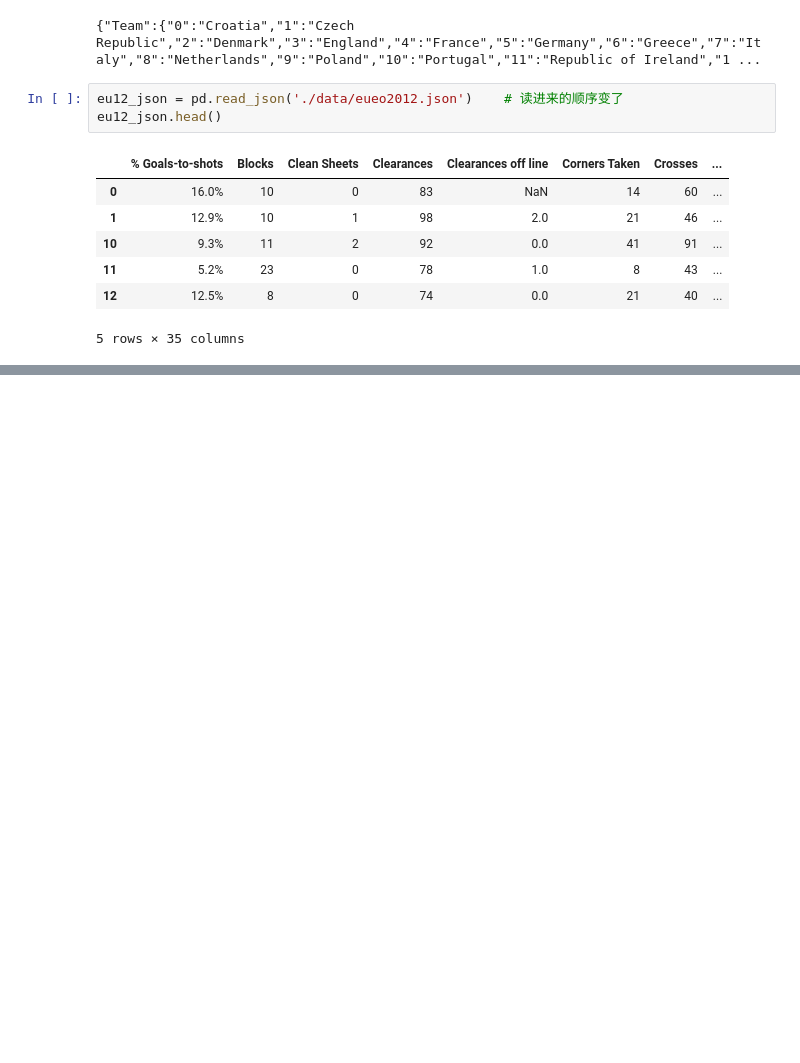
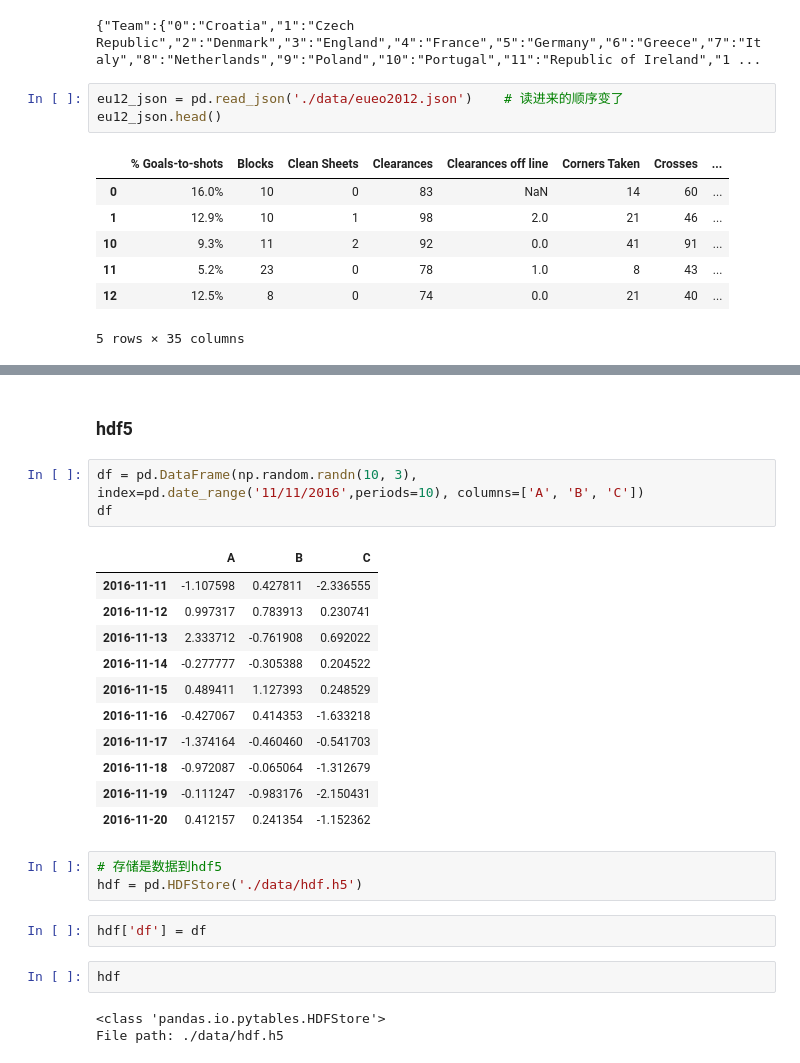
Before and after one commit to lqleon1214/data_analysis_test, a Jupyter notebook: reading data.ipynb, the cells around one changed output, grey strips where cells are left out. Cells and saved outputs as stored; diff of their text form; blank space fills up the shorter version.

```diff
--- a/reading data.ipynb
+++ b/reading data.ipynb
@@ -370,0 +412,27 @@ eu12_json.head()
+# %% [markdown]
+### hdf5
+# %%
+df = pd.DataFrame(np.random.randn(10, 3), index=pd.date_range('11/11/2016',periods=10), columns=['A', 'B', 'C'])
+df
+# %% [output]
+|  | A | B | C |
+| 2016-11-11 | -1.107598 | 0.427811 | -2.336555 |
+| 2016-11-12 | 0.997317 | 0.783913 | 0.230741 |
+| 2016-11-13 | 2.333712 | -0.761908 | 0.692022 |
+| 2016-11-14 | -0.277777 | -0.305388 | 0.204522 |
+| 2016-11-15 | 0.489411 | 1.127393 | 0.248529 |
+| 2016-11-16 | -0.427067 | 0.414353 | -1.633218 |
+| 2016-11-17 | -1.374164 | -0.460460 | -0.541703 |
+| 2016-11-18 | -0.972087 | -0.065064 | -1.312679 |
+| 2016-11-19 | -0.111247 | -0.983176 | -2.150431 |
+| 2016-11-20 | 0.412157 | 0.241354 | -1.152362 |
+# %%
+# 存储是数据到hdf5
+hdf = pd.HDFStore('./data/hdf.h5')
+# %%
+hdf['df'] = df
+# %%
+hdf
+# %% [output]
+<class 'pandas.io.pytables.HDFStore'>
+File path: ./data/hdf.h5
```
Also changed, not shown: parts of 8 cells of this notebook, 2 other files.
